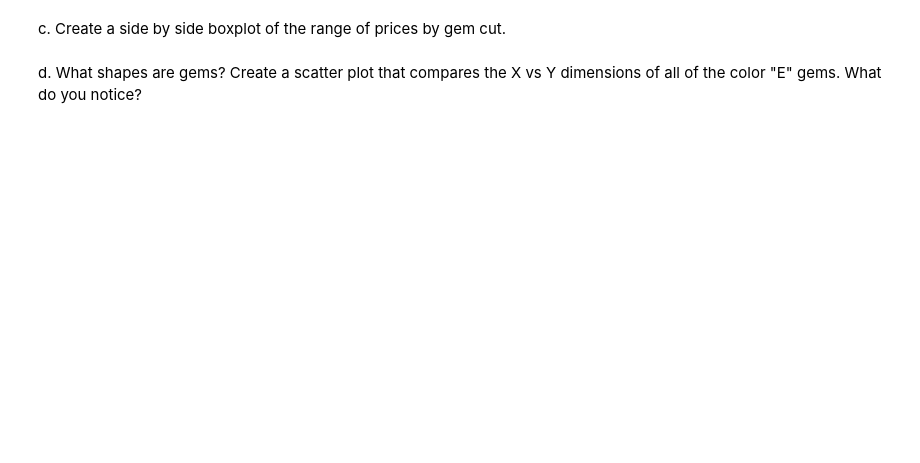
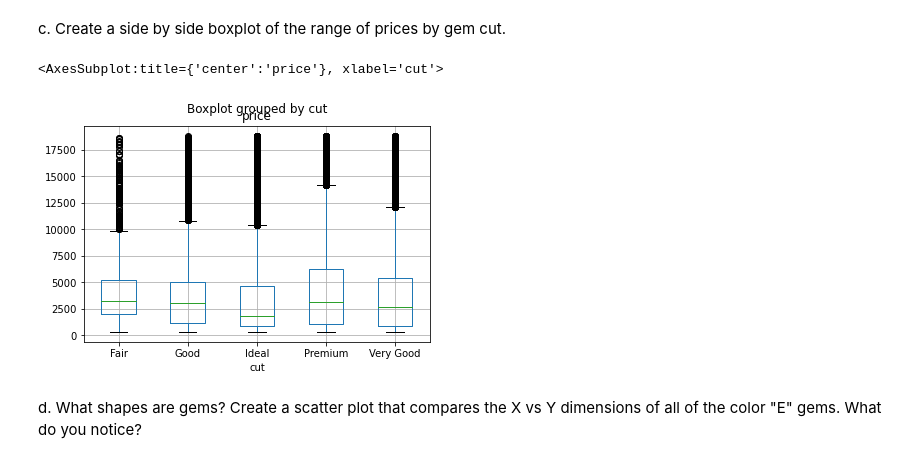
Before and after one commit to vivek-booshan/schulman, a Jupyter notebook: HW1/HW_1.ipynb, the cells around one changed output. Saved outputs shown, nothing was run; the diff lists cells and outputs as text; code cells hidden in the pictures; blank space fills up the shorter version.

```diff
--- a/HW1/HW_1.ipynb
+++ b/HW1/HW_1.ipynb
@@ -16,4 +53,9 @@ Are each of the datatypes consistent with the type of variable used? Why or why
 # %% [markdown]
 c.  Create a side by side boxplot of the range of prices by gem cut.
+# %%
+diamonds_df.boxplot(by="cut", column="price")
+# %% [output]
+<AxesSubplot:title={'center':'price'}, xlabel='cut'>
+[figure, added]
 # %% [markdown]
 d.  What shapes are gems?  Create a scatter plot that compares the X vs Y dimensions of all of the color "E" gems.  What do you notice?
```
Also changed, not shown: parts of 9 cells of this notebook, 1 other file.
